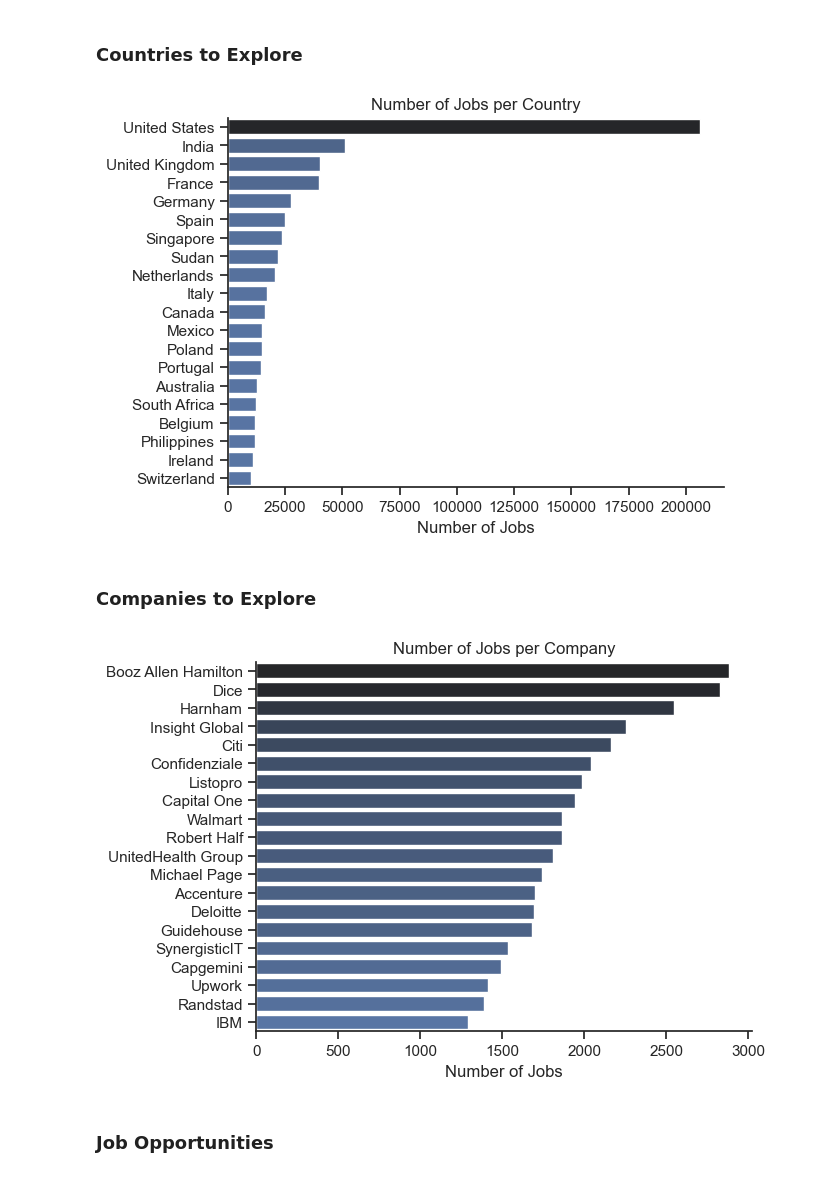
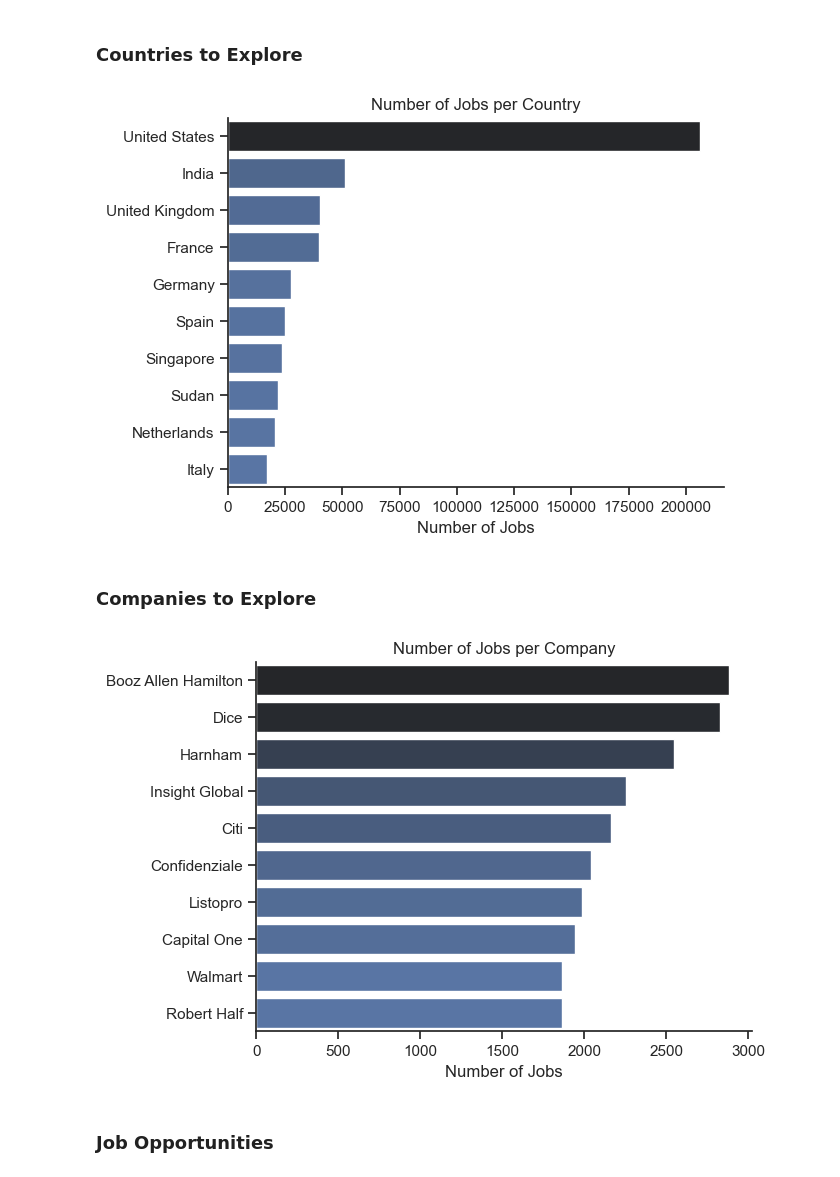
Before and after one commit to JSholl03/Py_Data_Project, a Jupyter notebook: 3_Project/1_EDA_Intro.ipynb, the cells around one changed output. Saved outputs shown, nothing was run; the diff lists cells and outputs as text; code cells hidden in the pictures.

```diff
--- a/3_Project/1_EDA_Intro.ipynb
+++ b/3_Project/1_EDA_Intro.ipynb
@@ -58,7 +58,7 @@ plt.show()
 # %% [markdown]
 ### Countries to Explore
 # %%
-df_plot = df['job_country'].value_counts().to_frame().head(20)
+df_plot = df['job_country'].value_counts().to_frame().head(10)
 
 sns.set_theme(style='ticks')
 sns.barplot(data=df_plot, x='count', y='job_country', hue='count', palette='dark:b_r', legend=False)
@@ -68,21 +68,21 @@ plt.xlabel('Number of Jobs')
 plt.ylabel('')
 plt.show()
 # %% [output]
-[figure, old version]
+[figure, new version]
 # %% [markdown]
 ### Companies to Explore
 # %%
-df_plot = df['company_name'].value_counts().to_frame()[1:].head(20)
+df_plot = df['company_name'].value_counts().to_frame()[1:].head(10)
 
 sns.set_theme(style='ticks')
 sns.barplot(data=df_plot, x='count', y='company_name', hue='count', palette='dark:b_r', legend=False)
 sns.despine()
 plt.title('Number of Jobs per Company')
 plt.xlabel('Number of Jobs')
 plt.ylabel('')
 plt.show()
 # %% [output]
-[figure, old version]
+[figure, new version]
 # %% [markdown]
 ### Job Opportunities
 # %%
```
Also changed, not shown: parts of 1 cell of this notebook, 6 other files.
